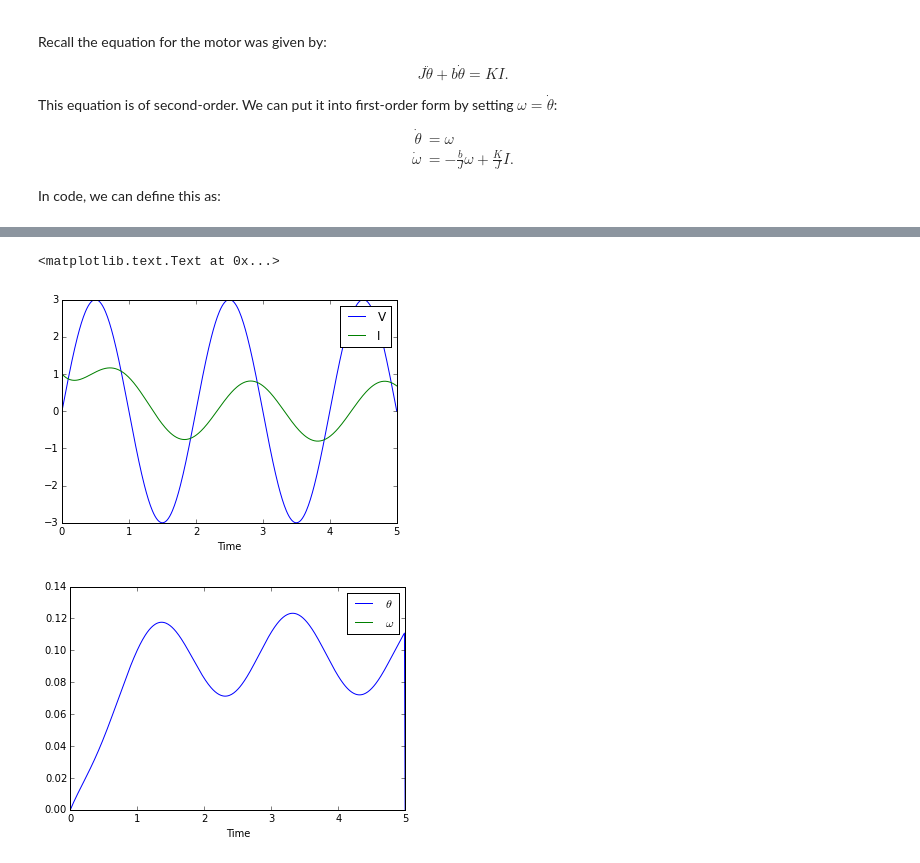
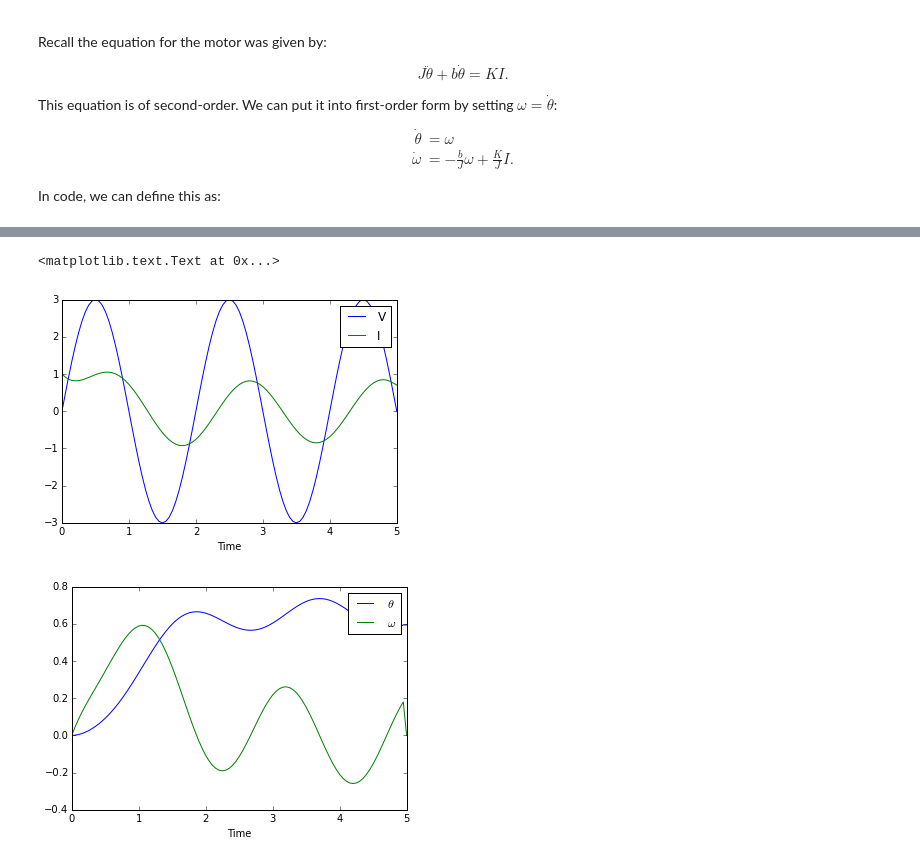
Before and after one commit to HRClab/SimInterface, a Jupyter notebook: introductionToSystems.ipynb, the cells around one changed output, grey strips where cells are left out. Cells and saved outputs as stored; diff of their text form; code cells hidden in the pictures.

```diff
--- a/introductionToSystems.ipynb
+++ b/introductionToSystems.ipynb
@@ -50,7 +50,7 @@ The voltage, $V$ is an exogenous input signal. We will take it to be a sinusoid
 
 To define a `Signal`, we enter both the `data`, as well as time-stamps for the data. This is so that we know what time $V(t)$ takes a particular value.
 # %%
-Time = np.linspace(0,5,501)
+Time = np.linspace(0,5,101)
 Vsig = 3 * np.sin(np.pi * Time)
 V = SI.Signal(label='V',data=Vsig,TimeStamp=Time)
 # %% [markdown]
@@ -217,32 +220,33 @@ Sys.graph
 # %% [output]
 [drawing not drawn]
 # %%
-J.setData([[10]],[0])
-b.setData([[.001]],[0])
+J.setData([[1]],[0])
+b.setData([[1]],[0])
 Sys.UpdateParameters()
 IntegratorTotal = integ.ode(Sys.VectorField)
 IntegratorTotal.set_integrator('dopri5').set_initial_value(Sys.InitialState,0.0)
 
 X = np.zeros((len(Time),len(Sys.InitialState)))
 for k in range(len(Time)):
     t = Time[k]
     x = IntegratorTotal.integrate(t)
     X[k] = x
 
+del IntegratorTotal
 Sys.UpdateSignals(Time,X)
 
 plt.figure()
 hV = plt.plot(Time,V.data,label='V')[0]
 hI = plt.plot(Time,I.data,label='I')[0]
 plt.legend(handles=(hV,hI))
 plt.xlabel('Time')
 
 plt.figure()
 hTheta = plt.plot(Time,theta.data,label=R'$\theta$')[0]
 hOmega = plt.plot(Time,omega.data,label='$\omega$')[0]
 plt.legend(handles=(hTheta,hOmega))
 plt.xlabel('Time')
 # %% [output]
 <matplotlib.text.Text at 0x...>
-[figure, old version]
+[figure, new version]
-[figure, old version]
+[figure, new version]
```
Also changed, not shown: parts of 3 cells of this notebook.
